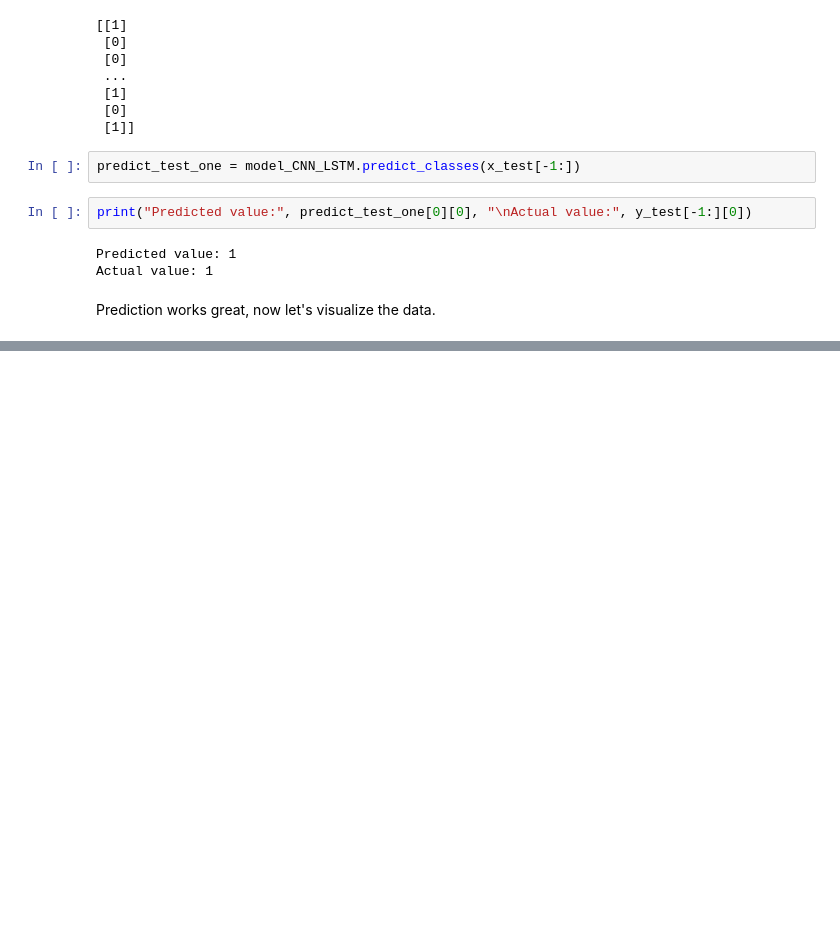
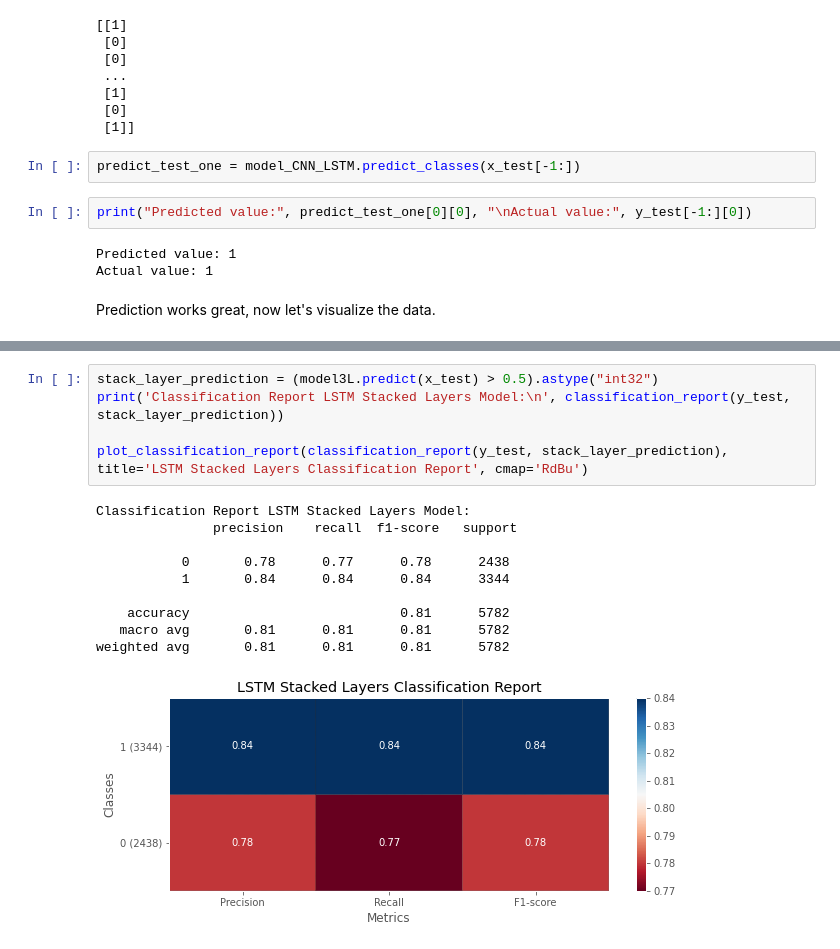
Before and after one commit to jackshendrikov/sentimento, a Jupyter notebook: Part III - Training and Development of Different LSTM Models.ipynb, the cells around one changed output, grey strips where cells are left out. Cells and saved outputs as stored; diff of their text form; blank space fills up the shorter version.

```diff
--- a/Part III - Training and Development of Different LSTM Models.ipynb
+++ b/Part III - Training and Development of Different LSTM Models.ipynb
@@ -736,0 +877,16 @@ Prediction works great, now let's visualize the data.
+# %%
+stack_layer_prediction = (model3L.predict(x_test) > 0.5).astype("int32")
+print('Classification Report LSTM Stacked Layers Model:\n', classification_report(y_test, stack_layer_prediction))
+
+plot_classification_report(classification_report(y_test, stack_layer_prediction), title='LSTM Stacked Layers Classification Report', cmap='RdBu')
+# %% [output]
+Classification Report LSTM Stacked Layers Model:
+               precision    recall  f1-score   support
+
+           0       0.78      0.77      0.78      2438
+           1       0.84      0.84      0.84      3344
+
+    accuracy                           0.81      5782
+   macro avg       0.81      0.81      0.81      5782
+weighted avg       0.81      0.81      0.81      5782
+[figure, added]
```
Also changed, not shown: parts of 13 cells of this notebook.
